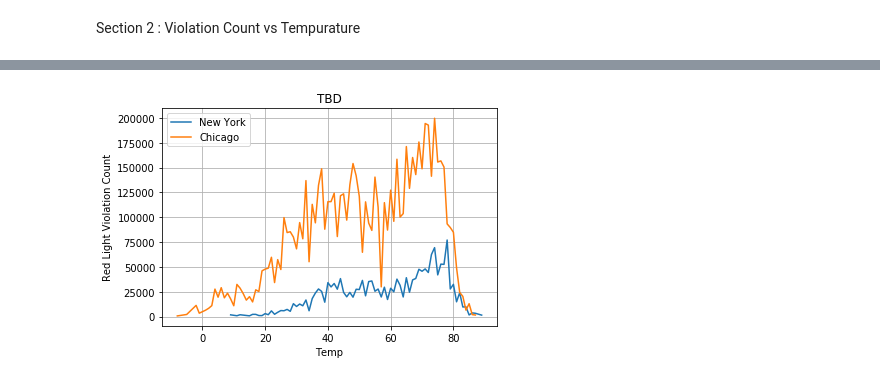
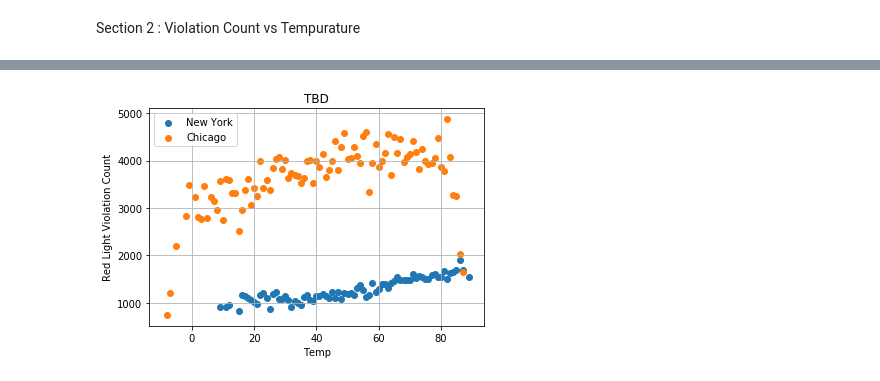
Before and after one commit to junyang42/Project_1, a Jupyter notebook: Summary/Summary.ipynb, the cells around one changed output, grey strips where cells are left out. Cells and saved outputs as stored; diff of their text form; code cells hidden in the pictures.

```diff
--- a/Summary/Summary.ipynb
+++ b/Summary/Summary.ipynb
@@ -108,3 +113,6 @@ Section 2 : Violation Count vs Tempurature
 temp_path = "../NOAAdata/daily_weather.csv"
 daily_weather_df = pd.read_csv(temp_path)
 daily_weather_df.head()
+
+chicago_daycount_df2 = pd.read_csv("../Chicago/Chicago_DayCount.csv")
+chicago_daycount_df2.head()
@@ -129,5 +130,5 @@ new_york_daycount_df = new_york_daycount_df.rename(columns={'Issue Date':'date'}
 combined_data_NY = pd.merge(new_york_daycount_df, new_york_daily_weather, on="date", how="outer")
 combined_data_NY.head()
 
-combined_data_CHI = pd.merge(chicago_daycount_df, chicago_daily_weather, on="date", how="outer")
-combined_data_CHI.head()
+combined_data_CHI = pd.merge(chicago_daycount_df2, chicago_daily_weather, on="date", how="outer")
+combined_data_CHI.count()
@@ -143,12 +157,0 @@ CHI_Daily_Weather.head()
-# %%
-CHI_Daily_Weather_1 = CHI_Daily_Weather.groupby('TAVG')['Daily Total'].sum()
-CHI_Daily_Weather_df = pd.DataFrame(CHI_Daily_Weather_1)
-
-CHI_Daily_Weather_2 = CHI_Daily_Weather.groupby('TAVG')['Daily Total'].mean()
-CHI_Daily_Weather_2
-
-NY_Daily_Weather_1 = NY_Daily_Weather.groupby('TAVG')['Daily Count'].sum()
-NY_Daily_Weather_df = pd.DataFrame(NY_Daily_Weather_1)
-
-NY_Daily_Weather_2 = NY_Daily_Weather.groupby('TAVG')['Daily Count'].mean()
-NY_Daily_Weather_2
@@ -154,0 +162,6 @@ NY_Daily_Weather_2
+# %%
+CHI_Daily_Weather_2 = CHI_Daily_Weather[['Daily Total', 'TAVG']]
+CHI_Daily_Weather_2 = CHI_Daily_Weather_2.set_index('TAVG')
+
+NY_Daily_Weather_2 = NY_Daily_Weather[['Daily Count', 'TAVG']]
+NY_Daily_Weather_2 = NY_Daily_Weather_2.set_index('TAVG')
@@ -155,24 +187,23 @@ NY_Daily_Weather_2
 # %%
 # plot data
 x_NY_temp = NY_Daily_Weather_df.index
 x_CHI_temp = CHI_Daily_Weather_df.index
-y_NY_count = NY_Daily_Weather_df['Daily Count']
-y_CHI_count = CHI_Daily_Weather_df['Daily Total']
-
-plt.plot(x_NY_temp, y_NY_count, label='New York')
-plt.plot(x_CHI_temp, y_CHI_count, label='Chicago')
+y_NY_count = pd.DataFrame(NY_Daily_Weather_2)['Daily Count']
+y_CHI_count = pd.DataFrame(CHI_Daily_Weather_2)['Daily Total']
+plt.scatter(x_NY_temp, y_NY_count, label='New York')
+plt.scatter(x_CHI_temp, y_CHI_count, label='Chicago')
 
 # set labels and sticks
 plt.title("TBD")
 plt.xlabel("Temp")
 plt.ylabel("Red Light Violation Count")
 # plt.xticks(np.arange(0,26,2))
 
 # plt.style.use('seaborn-bright')
 plt.legend()
 plt.grid()
-plt.savefig("Temp vs Violation Count.png")
+plt.savefig("Temp vs Ave Violation Count.png")
 # Show plot
 plt.show()
 # %% [output]
-[figure, old version]
+[figure, new version]
```
Also changed, not shown: parts of 8 cells of this notebook, 3 other files.
